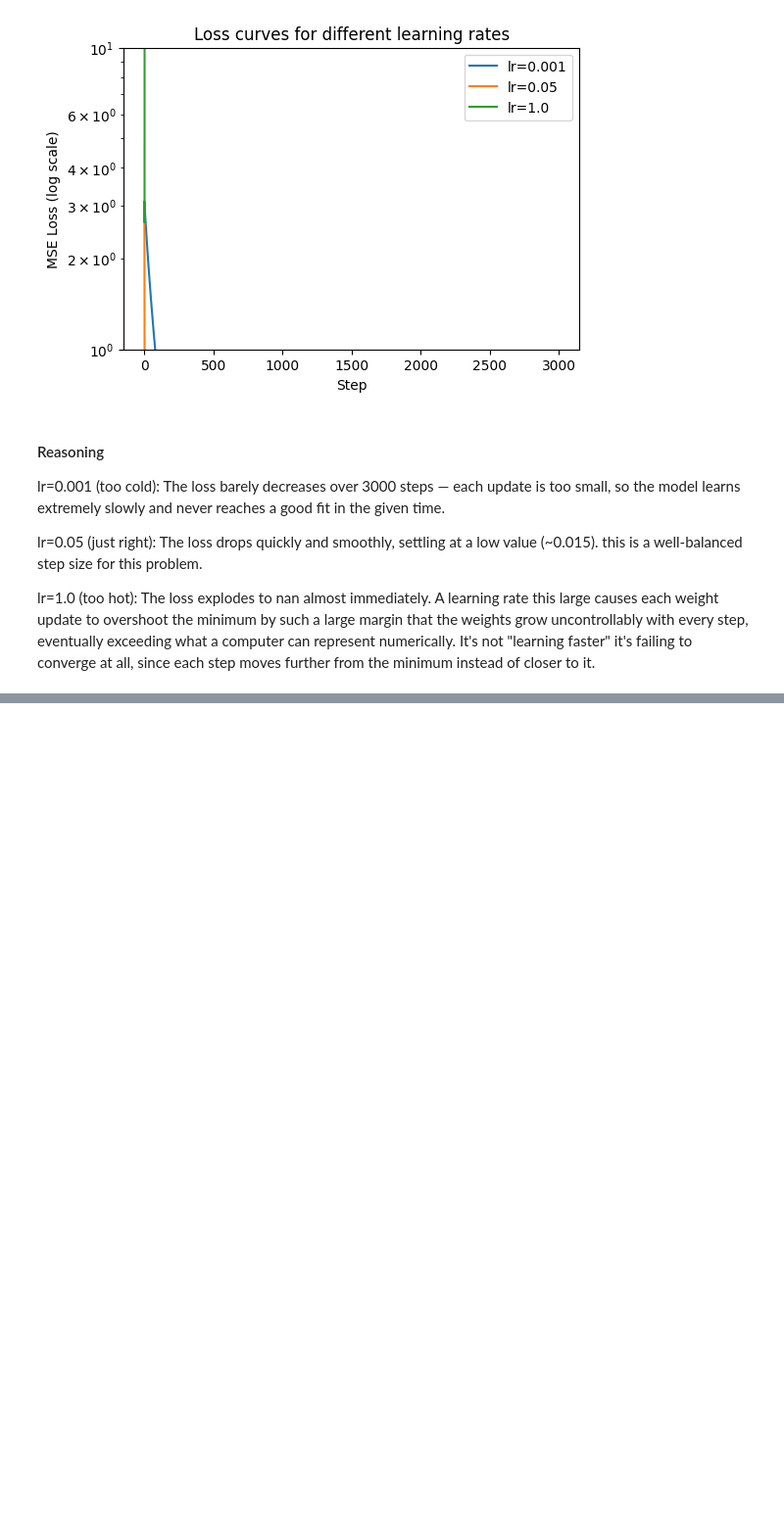
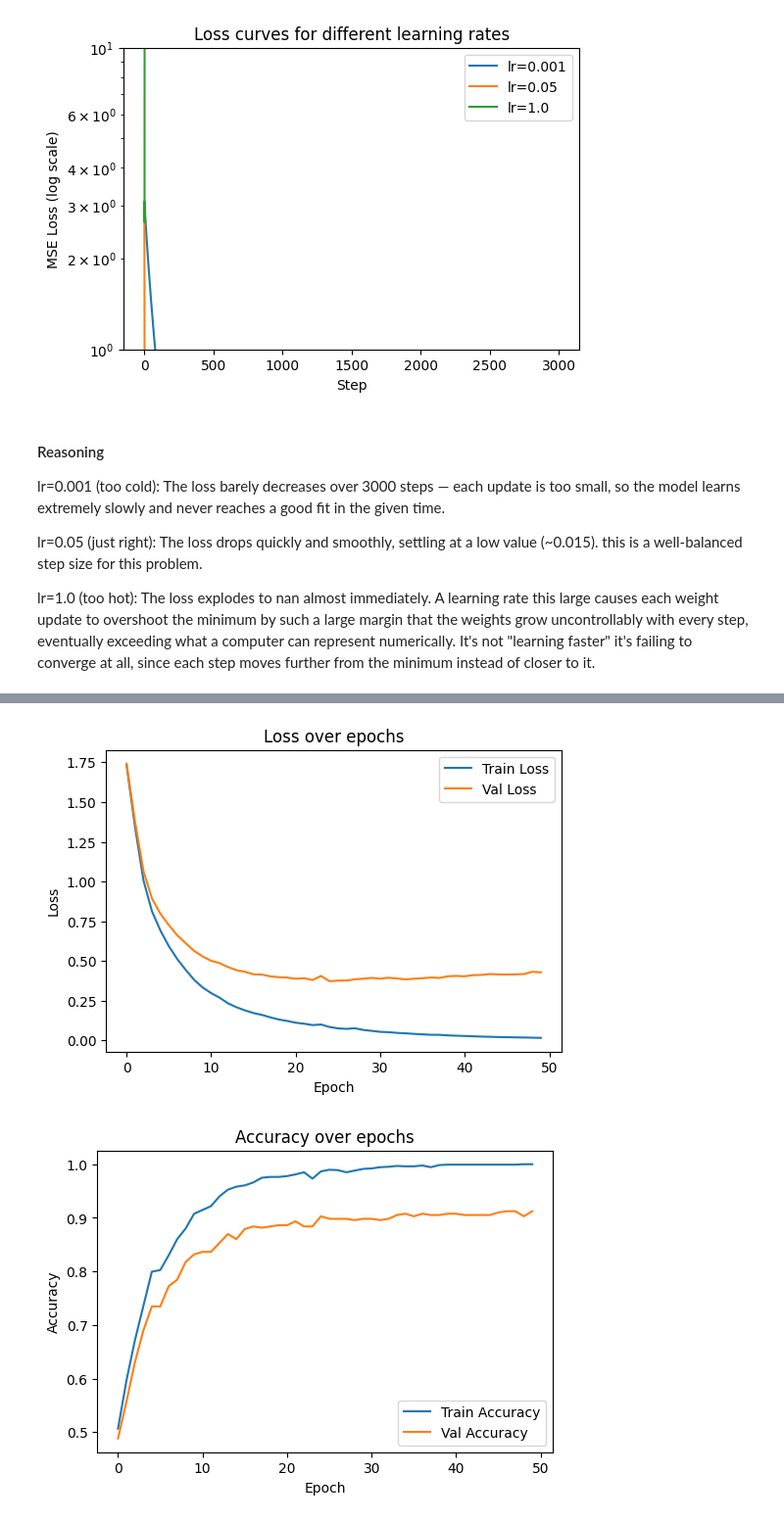
Before and after one commit to Nijimbere722/lab-3, a Jupyter notebook: lab_3.ipynb, the cells around one changed output, grey strips where cells are left out. Shown at 98% size. Cells and saved outputs as stored; diff of their text form; code cells hidden in the pictures; blank space fills up the shorter version.

Commit message:
Completed Section 2: PyTorch feedforward network, experiments, final evaluation

```diff
--- a/lab_3.ipynb
+++ b/lab_3.ipynb
@@ -289,0 +400,20 @@ lr=1.0 (too hot): The loss explodes to nan almost immediately. A learning rate t
+# %%
+class FeedForwardNet(nn.Module):
+    def __init__(self, input_dim, hidden_sizes=(64, 32), n_classes=7):
+        super().__init__()
+        layers = []
+        prev_size = input_dim
+        for hidden_size in hidden_sizes:
+            layers.append(nn.Linear(prev_size, hidden_size))
+            layers.append(nn.ReLU())
+            prev_size = hidden_size
+        layers.append(nn.Linear(prev_size, n_classes))
+        self.network = nn.Sequential(*layers)
+
+    def forward(self, x):
+        return self.network(x)
+
+# Instantiate
+model = FeedForwardNet(input_dim=26, hidden_sizes=(64, 32), n_classes=7)
+model = model.to(DEVICE)
+print(model)
@@ -289,0 +523,21 @@ lr=1.0 (too hot): The loss explodes to nan almost immediately. A learning rate t
+# %%
+plt.figure(figsize=(6,4))
+plt.plot(train_losses, label="Train Loss")
+plt.plot(val_losses, label="Val Loss")
+plt.title("Loss over epochs")
+plt.xlabel("Epoch")
+plt.ylabel("Loss")
+plt.legend()
+plt.show()
+
+plt.figure(figsize=(6,4))
+plt.plot(train_accs, label="Train Accuracy")
+plt.plot(val_accs, label="Val Accuracy")
+plt.title("Accuracy over epochs")
+plt.xlabel("Epoch")
+plt.ylabel("Accuracy")
+plt.legend()
+plt.show()
+# %% [output]
+[figure, added]
+[figure, added]
```
Also changed, not shown: parts of 25 cells of this notebook.
